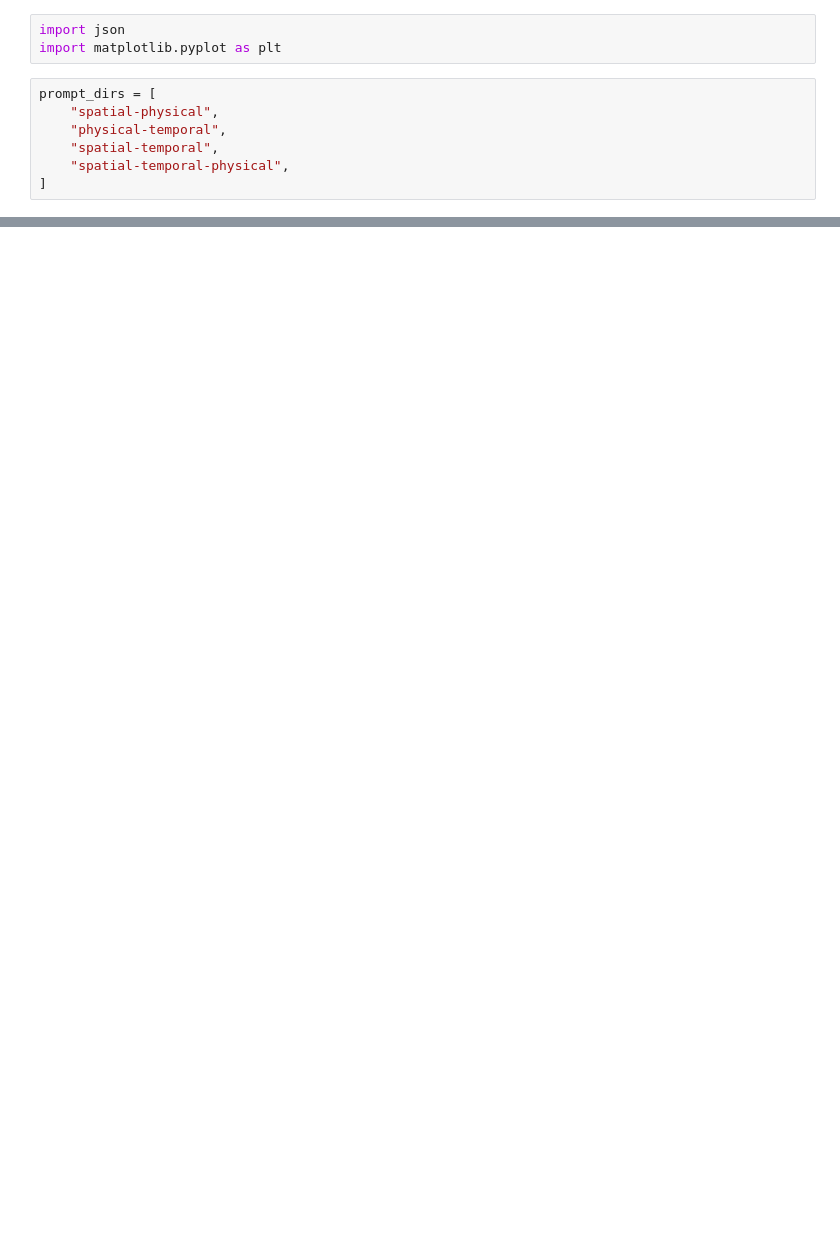
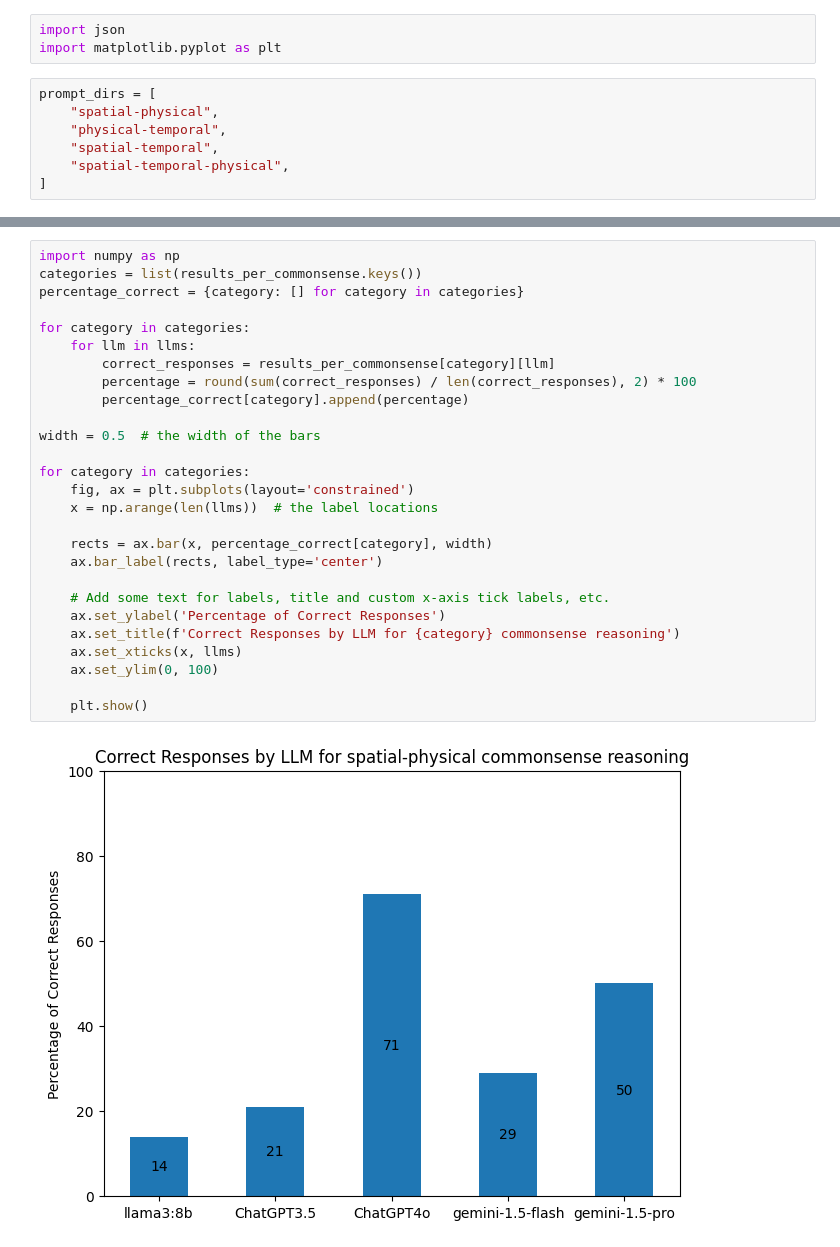
Before and after one commit to jonathanbcarlson/CS263Project, a Jupyter notebook: result_calculations/calculateLLMStats.ipynb, the cells around one changed output, grey strips where cells are left out. Drawn from its saved outputs; the diff is of its cells as text; blank space fills up the shorter version.

```diff
--- a/result_calculations/calculateLLMStats.ipynb
+++ b/result_calculations/calculateLLMStats.ipynb
@@ -38,0 +65,29 @@ len(results_per_llm['ChatGPT4o']['spatial-physical'])
+# %%
+import numpy as np
+categories = list(results_per_commonsense.keys())
+percentage_correct = {category: [] for category in categories}
+
+for category in categories:
+    for llm in llms:
+        correct_responses = results_per_commonsense[category][llm]
+        percentage = round(sum(correct_responses) / len(correct_responses), 2) * 100
+        percentage_correct[category].append(percentage)
+
+width = 0.5  # the width of the bars
+
+for category in categories:
+    fig, ax = plt.subplots(layout='constrained')
+    x = np.arange(len(llms))  # the label locations
+
+    rects = ax.bar(x, percentage_correct[category], width)
+    ax.bar_label(rects, label_type='center')
+
+    # Add some text for labels, title and custom x-axis tick labels, etc.
+    ax.set_ylabel('Percentage of Correct Responses')
+    ax.set_title(f'Correct Responses by LLM for {category} commonsense reasoning')
+    ax.set_xticks(x, llms)
+    ax.set_ylim(0, 100)
+
+    plt.show()
+# %% [output]
+[figure, added]
```
Also changed, not shown: parts of 8 cells of this notebook.
